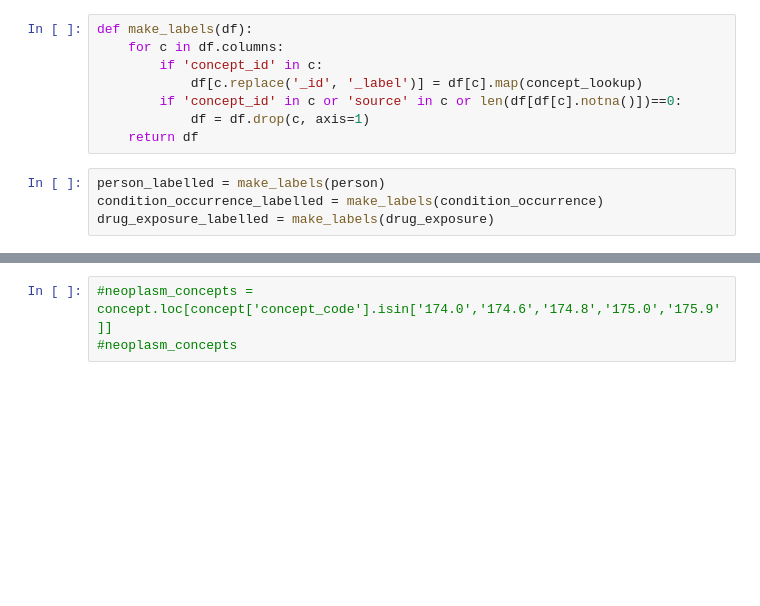
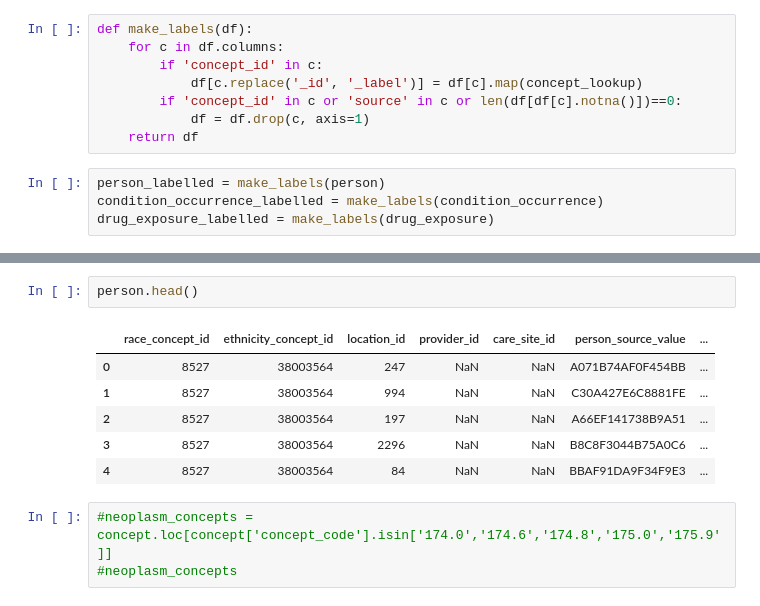
Before and after one commit to kees911/clinical-dashboard-ux-dissertation, a Jupyter notebook: dash/dash-notebooks/breast-cancer-frames.ipynb, the cells around one changed output, grey strips where cells are left out. Cells and saved outputs as stored; diff of their text form; blank space fills up the shorter version.

```diff
--- a/dash/dash-notebooks/breast-cancer-frames.ipynb
+++ b/dash/dash-notebooks/breast-cancer-frames.ipynb
@@ -46,3 +72,12 @@ drug_exposure_labelled = make_labels(drug_exposure)
+# %%
+person.head()
+# %% [output]
+|  | race_concept_id | ethnicity_concept_id | location_id | provider_id | care_site_id | person_source_value | ... |
+| 0 | 8527 | 38003564 | 247 | NaN | NaN | A071B74AF0F454BB | ... |
+| 1 | 8527 | 38003564 | 994 | NaN | NaN | C30A427E6C8881FE | ... |
+| 2 | 8527 | 38003564 | 197 | NaN | NaN | A66EF141738B9A51 | ... |
+| 3 | 8527 | 38003564 | 2296 | NaN | NaN | B8C8F3044B75A0C6 | ... |
+| 4 | 8527 | 38003564 | 84 | NaN | NaN | BBAF91DA9F34F9E3 | ... |
 # %%
 #neoplasm_concepts = concept.loc[concept['concept_code'].isin['174.0','174.6','174.8','175.0','175.9']]
 #neoplasm_concepts
```
Also changed, not shown: parts of 24 cells of this notebook, 4 other files.
